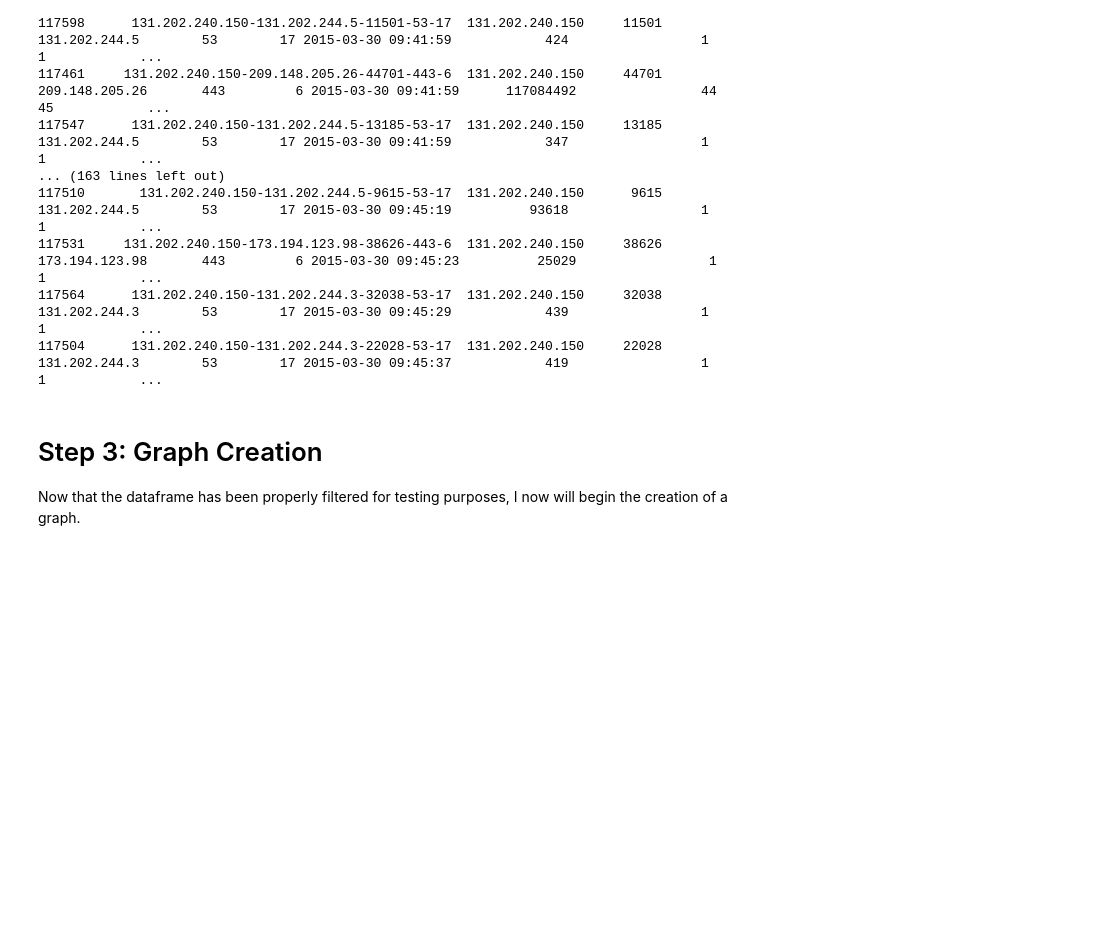
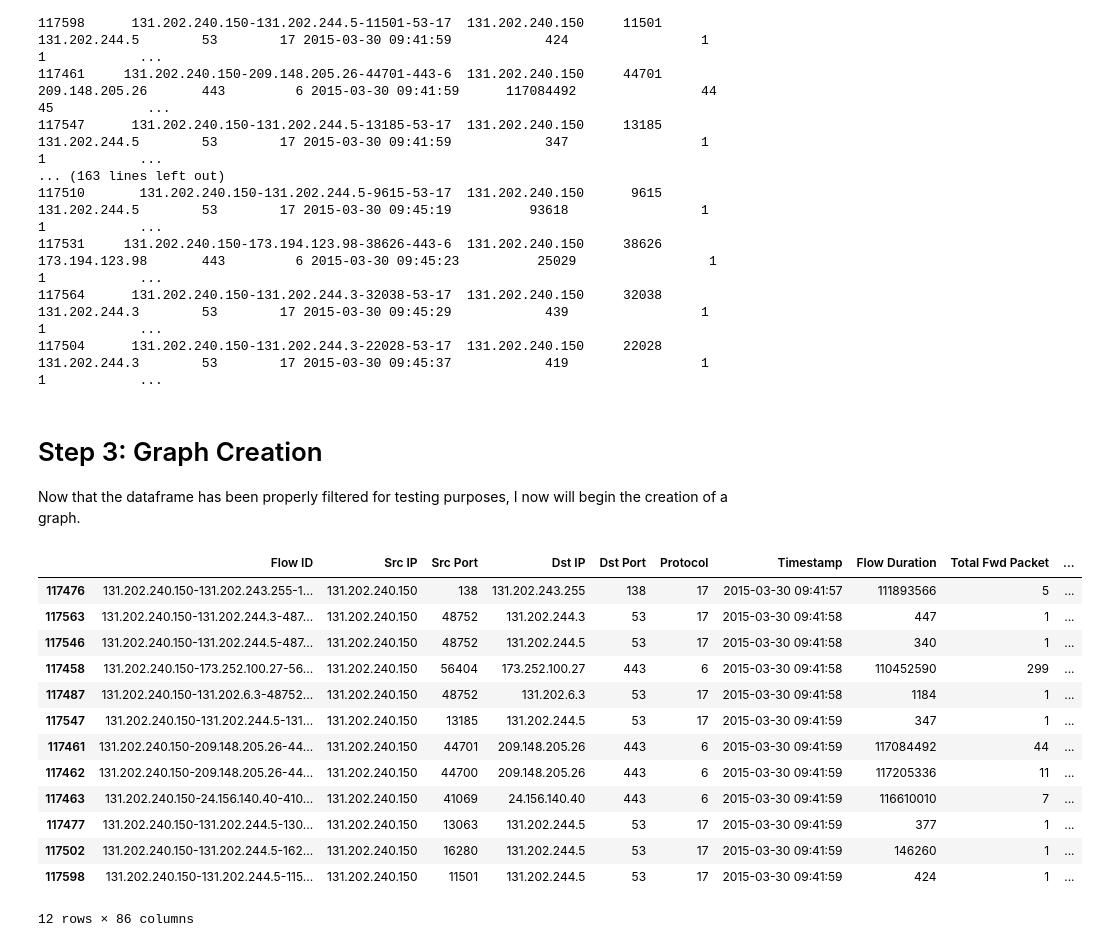
Before and after one commit to security-privacy-lab/online-anomaly-detection, a Jupyter notebook: graph-creation.ipynb, the cells around one changed output. Drawn from its saved outputs; the diff is of its cells as text; code cells hidden in the pictures; blank space fills up the shorter version.

```diff
--- a/graph-creation.ipynb
+++ b/graph-creation.ipynb
@@ -162,3 +164,23 @@ print(filtered_df.to_string())
 # %% [markdown]
 # Step 3: Graph Creation
 Now that the dataframe has been properly filtered for testing purposes, I now will begin the creation of a graph.
+# %%
+# For testing, we grab only the first group of entries.
+first_group_key = list(grouped.groups.keys())[0]
+first_group = grouped.get_group(first_group_key)
+first_group
+# %% [output]
+|  | Flow ID | Src IP | Src Port | Dst IP | Dst Port | Protocol | Timestamp | Flow Duration | Total Fwd Packet | ... |
+| 117476 | 131.202.240.150-131.202.243.255-1... | 131.202.240.150 | 138 | 131.202.243.255 | 138 | 17 | 2015-03-30 09:41:57 | 111893566 | 5 | ... |
+| 117563 | 131.202.240.150-131.202.244.3-487... | 131.202.240.150 | 48752 | 131.202.244.3 | 53 | 17 | 2015-03-30 09:41:58 | 447 | 1 | ... |
+| 117546 | 131.202.240.150-131.202.244.5-487... | 131.202.240.150 | 48752 | 131.202.244.5 | 53 | 17 | 2015-03-30 09:41:58 | 340 | 1 | ... |
+| 117458 | 131.202.240.150-173.252.100.27-56... | 131.202.240.150 | 56404 | 173.252.100.27 | 443 | 6 | 2015-03-30 09:41:58 | 110452590 | 299 | ... |
+| 117487 | 131.202.240.150-131.202.6.3-48752... | 131.202.240.150 | 48752 | 131.202.6.3 | 53 | 17 | 2015-03-30 09:41:58 | 1184 | 1 | ... |
+| 117547 | 131.202.240.150-131.202.244.5-131... | 131.202.240.150 | 13185 | 131.202.244.5 | 53 | 17 | 2015-03-30 09:41:59 | 347 | 1 | ... |
+| 117461 | 131.202.240.150-209.148.205.26-44... | 131.202.240.150 | 44701 | 209.148.205.26 | 443 | 6 | 2015-03-30 09:41:59 | 117084492 | 44 | ... |
+| 117462 | 131.202.240.150-209.148.205.26-44... | 131.202.240.150 | 44700 | 209.148.205.26 | 443 | 6 | 2015-03-30 09:41:59 | 117205336 | 11 | ... |
+| 117463 | 131.202.240.150-24.156.140.40-410... | 131.202.240.150 | 41069 | 24.156.140.40 | 443 | 6 | 2015-03-30 09:41:59 | 116610010 | 7 | ... |
+| 117477 | 131.202.240.150-131.202.244.5-130... | 131.202.240.150 | 13063 | 131.202.244.5 | 53 | 17 | 2015-03-30 09:41:59 | 377 | 1 | ... |
+| 117502 | 131.202.240.150-131.202.244.5-162... | 131.202.240.150 | 16280 | 131.202.244.5 | 53 | 17 | 2015-03-30 09:41:59 | 146260 | 1 | ... |
+| 117598 | 131.202.240.150-131.202.244.5-115... | 131.202.240.150 | 11501 | 131.202.244.5 | 53 | 17 | 2015-03-30 09:41:59 | 424 | 1 | ... |
+12 rows × 86 columns
```
Also changed, not shown: parts of 3 cells of this notebook.
